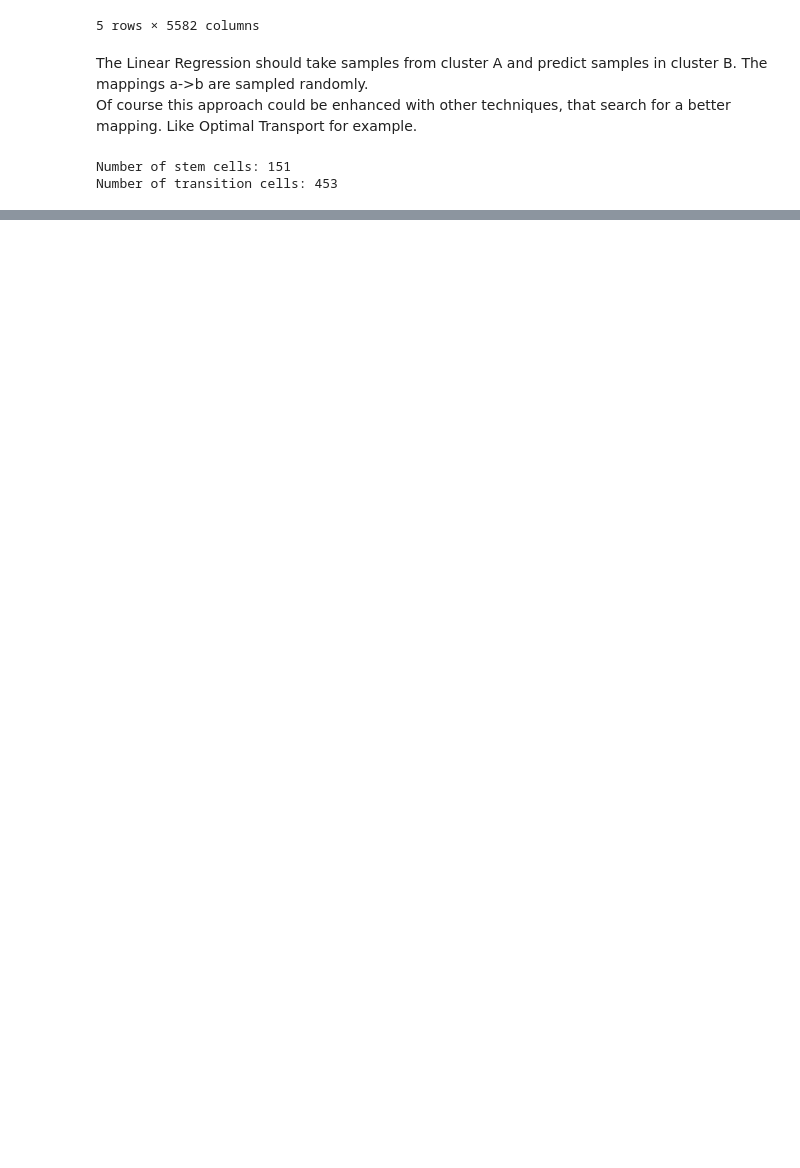
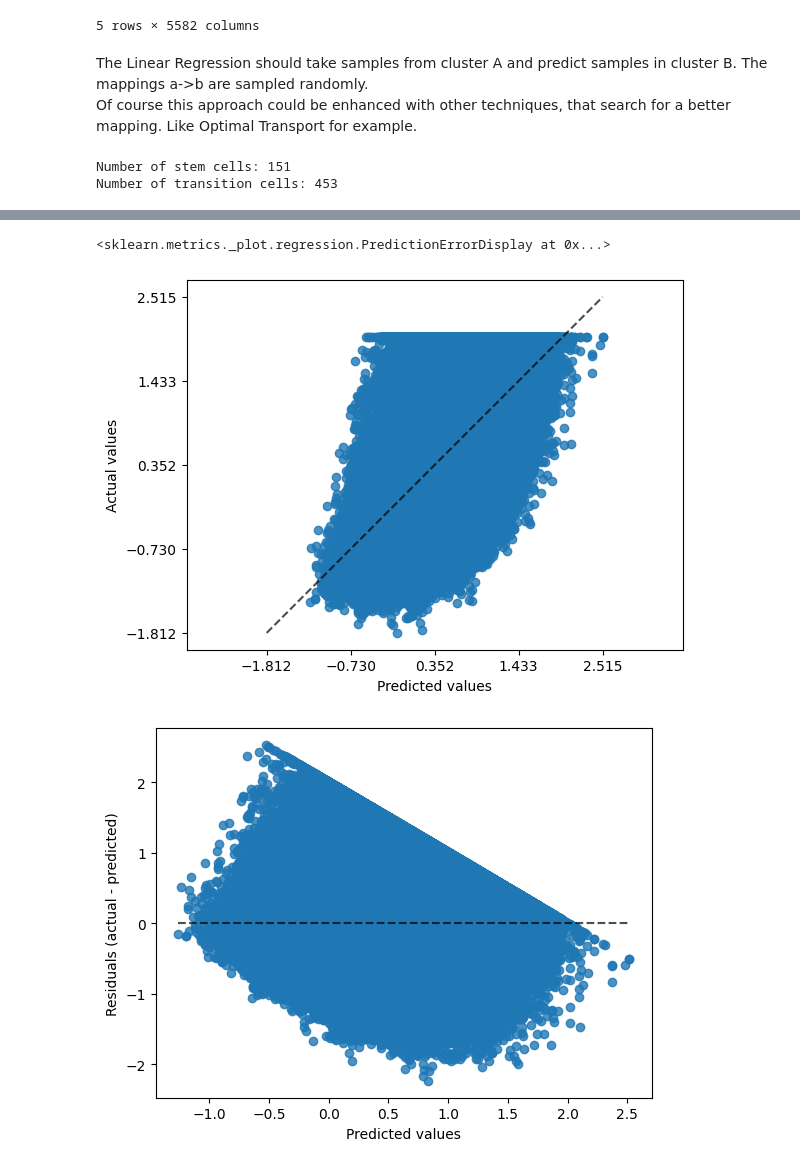
Before and after one commit to DavidWild02/BachelorThesis-ML-Gene-Interactions, a Jupyter notebook: GRNbetweenCellTypes.ipynb, the cells around one changed output, grey strips where cells are left out. Saved outputs shown, nothing was run; the diff lists cells and outputs as text; code cells hidden in the pictures; blank space fills up the shorter version.

```diff
--- a/GRNbetweenCellTypes.ipynb
+++ b/GRNbetweenCellTypes.ipynb
@@ -172,0 +188,13 @@ df_weighted_grn.head()
+# %%
+from sklearn.metrics import PredictionErrorDisplay
+
+X, y = sample_associations(stem_cells_cluster, transition_cell_cluster, num_samples=100)
+
+y_pred = X @ weighted_grn
+
+PredictionErrorDisplay.from_predictions(y, y_pred, kind='actual_vs_predicted')
+PredictionErrorDisplay.from_predictions(y, y_pred, kind='residual_vs_predicted')
+# %% [output]
+<sklearn.metrics._plot.regression.PredictionErrorDisplay at 0x...>
+[figure, added]
+[figure, added]
```
Also changed, not shown: parts of 4 cells of this notebook, 1 other file.
